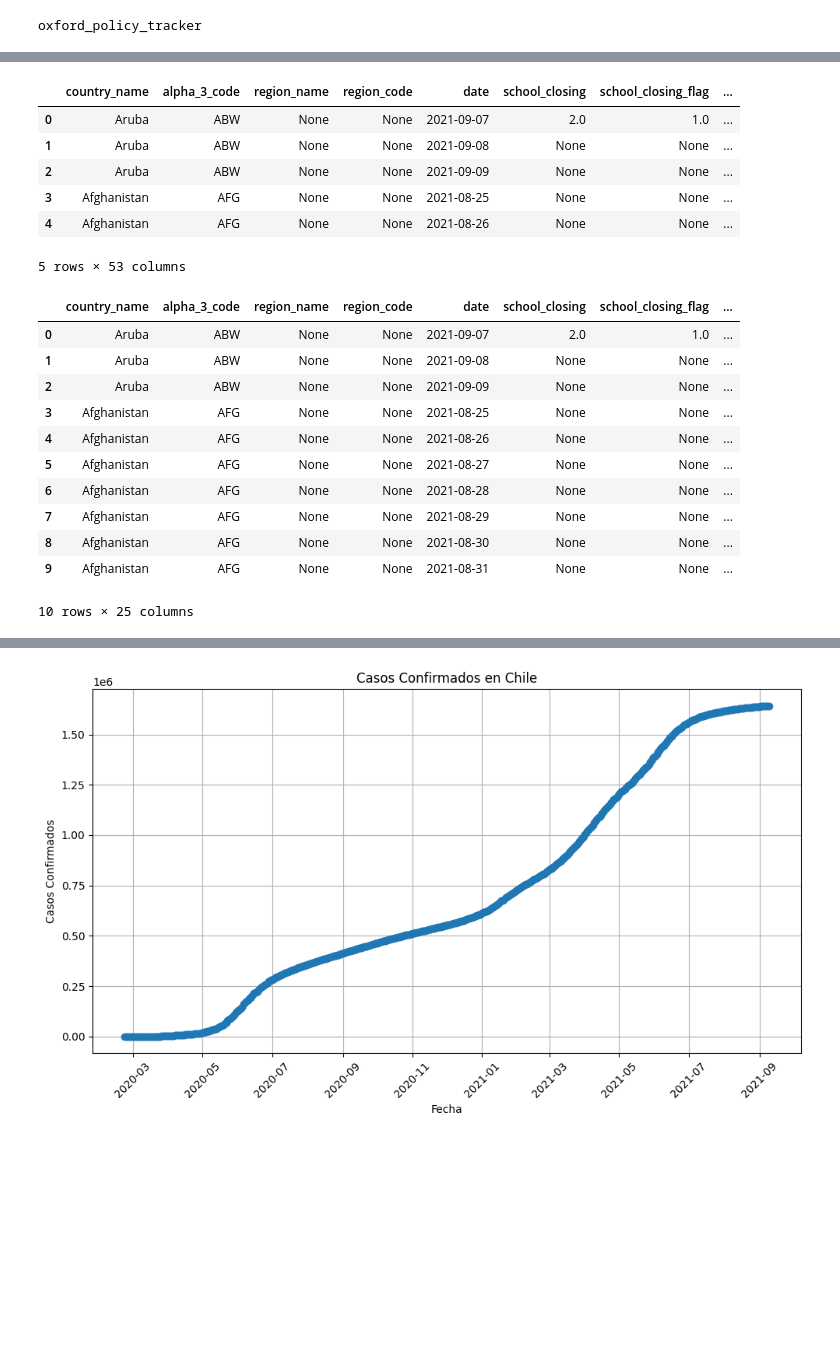
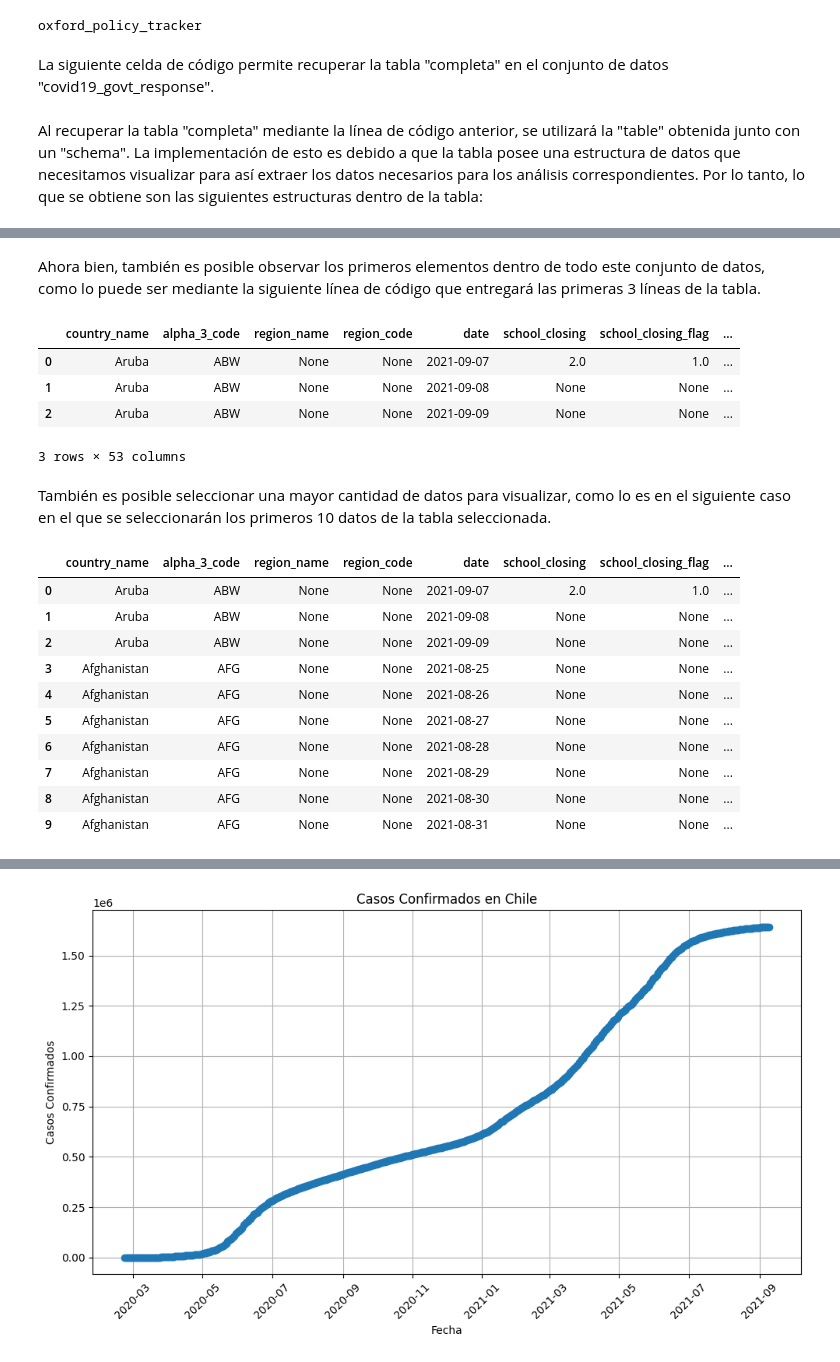
Before and after one commit to gambitius/Mineria-de-Datos, a Jupyter notebook: Solemne_1_Martin_Bastias.ipynb, the cells around one changed output, grey strips where cells are left out. Saved outputs shown, nothing was run; the diff lists cells and outputs as text; code cells hidden in the pictures; blank space fills up the shorter version.

```diff
--- a/Solemne_1_Martin_Bastias.ipynb
+++ b/Solemne_1_Martin_Bastias.ipynb
@@ -29,12 +29,16 @@ for table in tables:
     print(table.table_id)
 # %% [output]
 oxford_policy_tracker
+# %% [markdown]
+La siguiente celda de código permite recuperar la tabla "completa" en el conjunto de datos "covid19_govt_response".
 # %%
 # Construct a reference to the "full" table
 table_ref = dataset_ref.table("oxford_policy_tracker")
 
 # API request - fetch the table
 table = client.get_table(table_ref)
+# %% [markdown]
+Al recuperar la tabla "completa" mediante la línea de código anterior, se utilizará la "table" obtenida junto con un "schema". La implementación de esto es debido a que la tabla posee una estructura de datos que necesitamos visualizar para así extraer los datos necesarios para los análisis correspondientes. Por lo tanto, lo que se obtiene son las siguientes estructuras dentro de la tabla:
 # %%
 table.schema
 # %% [output]
@@ -55,18 +59,20 @@ table.schema
  SchemaField('confirmed_cases', 'INTEGER', 'NULLABLE', None, 'Number of confirmed COVID-19 cases', (), None),
  SchemaField('deaths', 'INTEGER', 'NULLABLE', None, 'Number of confirmed COVID-19 deaths', (), None),
  SchemaField('stringency_index', 'FLOAT', 'NULLABLE', None, 'Used after April 28 2020. Nine-point aggregation of the eight containment and closure indicators as well as H1 (public information campaign ...
+# %% [markdown]
+Ahora bien, también es posible observar los primeros elementos dentro de todo este conjunto de datos, como lo puede ser mediante la siguiente línea de código que entregará las primeras 3 líneas de la tabla.
 # %%
-client.list_rows(table, max_results=5).to_dataframe()
+client.list_rows(table, max_results=3).to_dataframe()
 # %% [output]
 |  | country_name | alpha_3_code | region_name | region_code | date | school_closing | school_closing_flag | ... |
 | 0 | Aruba | ABW | None | None | 2021-09-07 | 2.0 | 1.0 | ... |
 | 1 | Aruba | ABW | None | None | 2021-09-08 | None | None | ... |
 | 2 | Aruba | ABW | None | None | 2021-09-09 | None | None | ... |
-| 3 | Afghanistan | AFG | None | None | 2021-08-25 | None | None | ... |
-| 4 | Afghanistan | AFG | None | None | 2021-08-26 | None | None | ... |
-5 rows × 53 columns
+3 rows × 53 columns
+# %% [markdown]
+También es posible seleccionar una mayor cantidad de datos para visualizar, como lo es en el siguiente caso en el que se seleccionarán los primeros 10 datos de la tabla seleccionada.
 # %%
-client.list_rows(table, selected_fields=table.schema[:25], max_results=10).to_dataframe()
+client.list_rows(table, selected_fields=table.schema[:10], max_results=10).to_dataframe()
 # %% [output]
 |  | country_name | alpha_3_code | region_name | region_code | date | school_closing | school_closing_flag | ... |
 | 0 | Aruba | ABW | None | None | 2021-09-07 | 2.0 | 1.0 | ... |
@@ -79,4 +85,3 @@ client.list_rows(table, selected_fields=table.schema[:25], max_results=10).to_da
 | 7 | Afghanistan | AFG | None | None | 2021-08-29 | None | None | ... |
 | 8 | Afghanistan | AFG | None | None | 2021-08-30 | None | None | ... |
 | 9 | Afghanistan | AFG | None | None | 2021-08-31 | None | None | ... |
-10 rows × 25 columns
```
Also changed, not shown: parts of 32 cells of this notebook.
